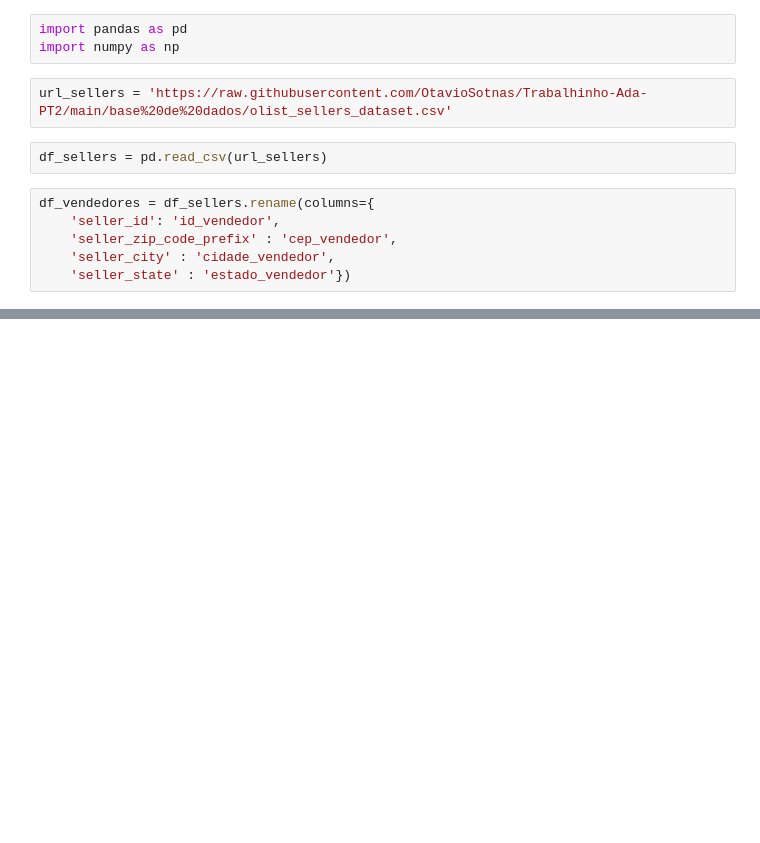
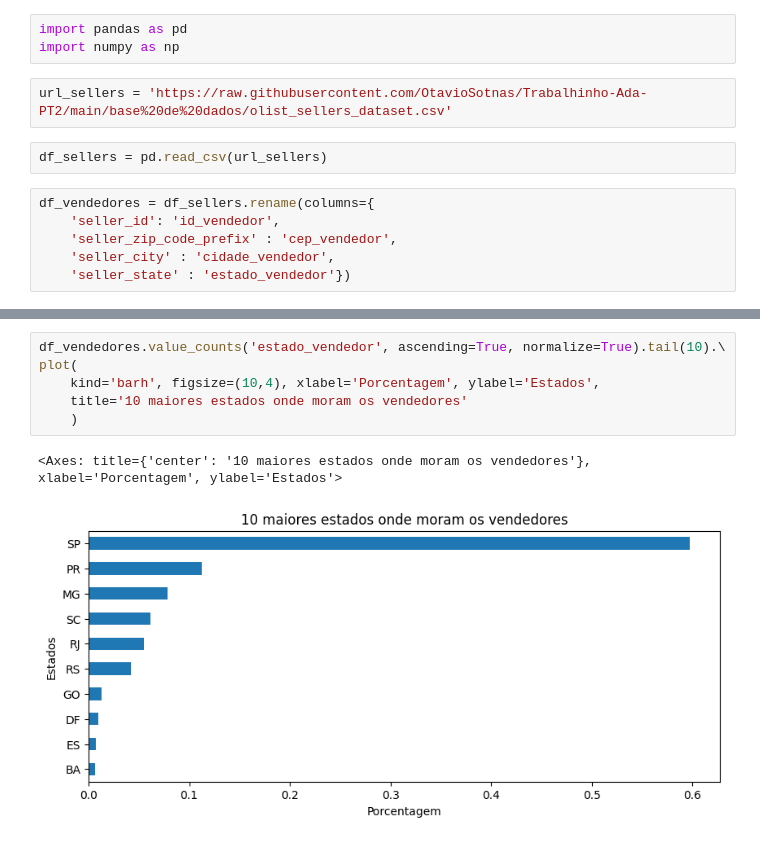
Before and after one commit to OtavioSotnas/Project-Pandas, a Jupyter notebook: notebooks/selers.ipynb, the cells around one changed output, grey strips where cells are left out. Drawn from its saved outputs; the diff is of its cells as text; blank space fills up the shorter version.

```diff
--- a/notebooks/selers.ipynb
+++ b/notebooks/selers.ipynb
@@ -37,0 +56,9 @@ dtype: int64
+# %%
+df_vendedores.value_counts('estado_vendedor', ascending=True, normalize=True).tail(10).\
+plot(
+    kind='barh', figsize=(10,4), xlabel='Porcentagem', ylabel='Estados',
+    title='10 maiores estados onde moram os vendedores'
+    )
+# %% [output]
+<Axes: title={'center': '10 maiores estados onde moram os vendedores'}, xlabel='Porcentagem', ylabel='Estados'>
+[figure, added]
```
Also changed, not shown: parts of 6 cells of this notebook, 2 other files.
